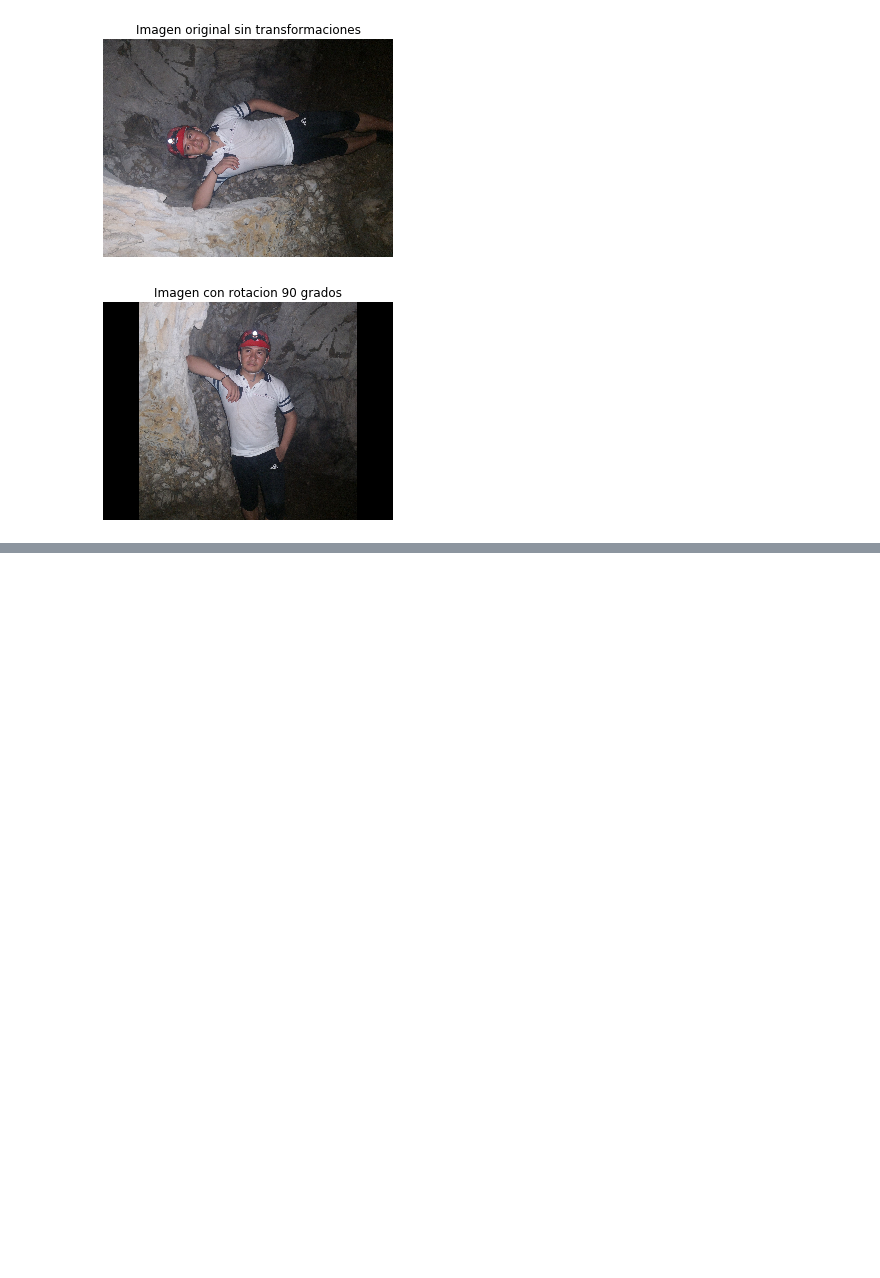
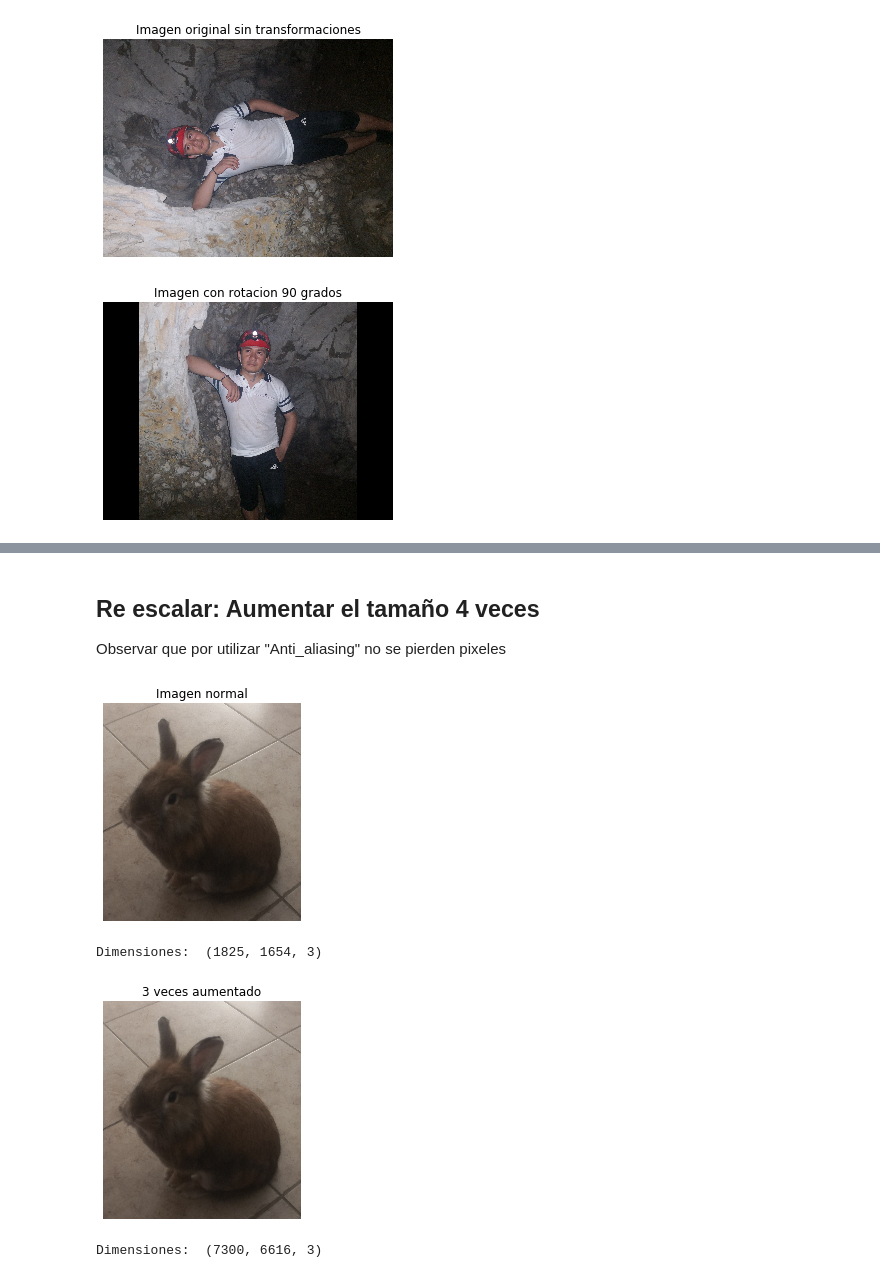
Before and after one commit to epinedaWorks/ProcesadoDeImagenes, a Jupyter notebook: ProcesamientoDeImagenesParte2.ipynb, the cells around one changed output, grey strips where cells are left out. Cells and saved outputs as stored; diff of their text form; code cells hidden in the pictures; blank space fills up the shorter version.

```diff
--- a/ProcesamientoDeImagenesParte2.ipynb
+++ b/ProcesamientoDeImagenesParte2.ipynb
@@ -288,0 +342,26 @@ show_image(rescaled_without_aa, "Transformed without anti aliasing")
+# %% [markdown]
+## Re escalar: Aumentar el tamaño 4 veces
+Observar que por utilizar "Anti_aliasing" no se pierden pixeles
+# %%
+# Import the module and function to enlarge images
+from skimage.transform import resize, rescale
+
+imgName = "conejo.jpg"
+imgConejo = cv2.imread(imgName)
+imgConejoRGB = cv2.cvtColor(imgConejo, cv2.COLOR_BGR2RGB)
+
+
+
+# Enlarge the image so it is 3 times bigger
+imgConejoX4 = rescale(imgConejoRGB, 4, anti_aliasing=True, multichannel=True)
+
+# Show original and resulting image
+show_image(imgConejoRGB, "Imagen normal")
+print("Dimensiones: ",imgConejoRGB.shape)
+show_image(imgConejoX4, "3 veces aumentado")
+print("Dimensiones: ",imgConejoX4.shape)
+# %% [output]
+[figure, added]
+Dimensiones:  (1825, 1654, 3)
+[figure, added]
+Dimensiones:  (7300, 6616, 3)
```
Also changed, not shown: parts of 20 cells of this notebook, 1 other file.
